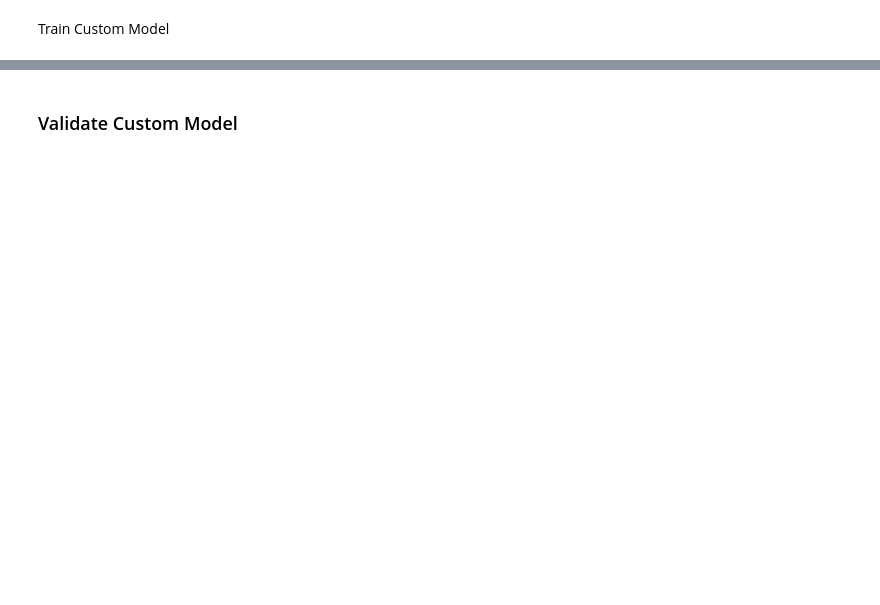
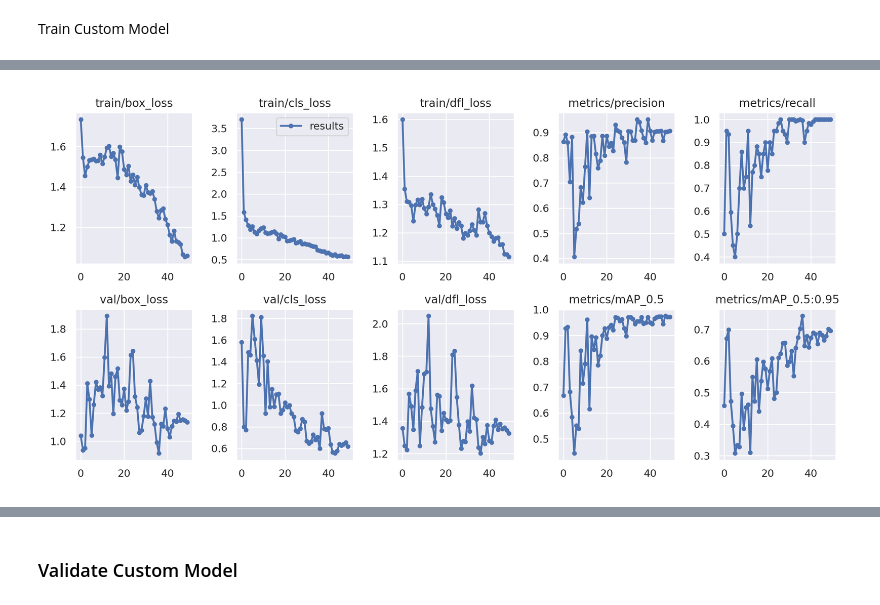
Before and after one commit to aaradhy25tiwari/Number-Plate-Recognition-System, a Jupyter notebook: Number_plate_recognition.ipynb, the cells around one changed output, grey strips where cells are left out. Drawn from its saved outputs; the diff is of its cells as text; code cells hidden in the pictures; blank space fills up the shorter version.

```diff
--- a/Number_plate_recognition.ipynb
+++ b/Number_plate_recognition.ipynb
@@ -82,25 +110,2 @@ loading Roboflow project...
 # %% [markdown]
 Train Custom Model
-# %%
-import yaml
-
-# Path to your dataset's yaml file
-yaml_path = '/content/yolov9/ANPR2-8/data.yaml'
-
-# Read the current file
-with open(yaml_path, 'r') as f:
-    data = yaml.safe_load(f)
-
-# Update the paths to be absolute
-data['train'] = '/content/yolov9/ANPR2-8/train/images'
-data['val'] = '/content/yolov9/ANPR2-8/valid/images'
-
-# Only update test if it exists in your dataset
-if 'test' in data:
-    data['test'] = '/content/yolov9/ANPR2-8/test/images'
-
-# Save the changes back to the file
-with open(yaml_path, 'w') as f:
-    yaml.dump(data, f, sort_keys=False)
-
-print("✅ data.yaml paths updated successfully!")
@@ -137,7 +151,9 @@ wandb: Find logs at: wandb/run-20260308_070849-c64pu4lw/logs
 # %%
 from IPython.display import Image
 
-Image(filename=f"{HOME}/yolov9/runs/train/exp/results.png", width=1000)
+Image(filename=f"{HOME}/yolov9/runs/train/exp7/results.png", width=1000)
+# %% [output]
+[figure, added]
 # %%
 from IPython.display import Image
 
```
Also changed, not shown: parts of 17 cells of this notebook.
